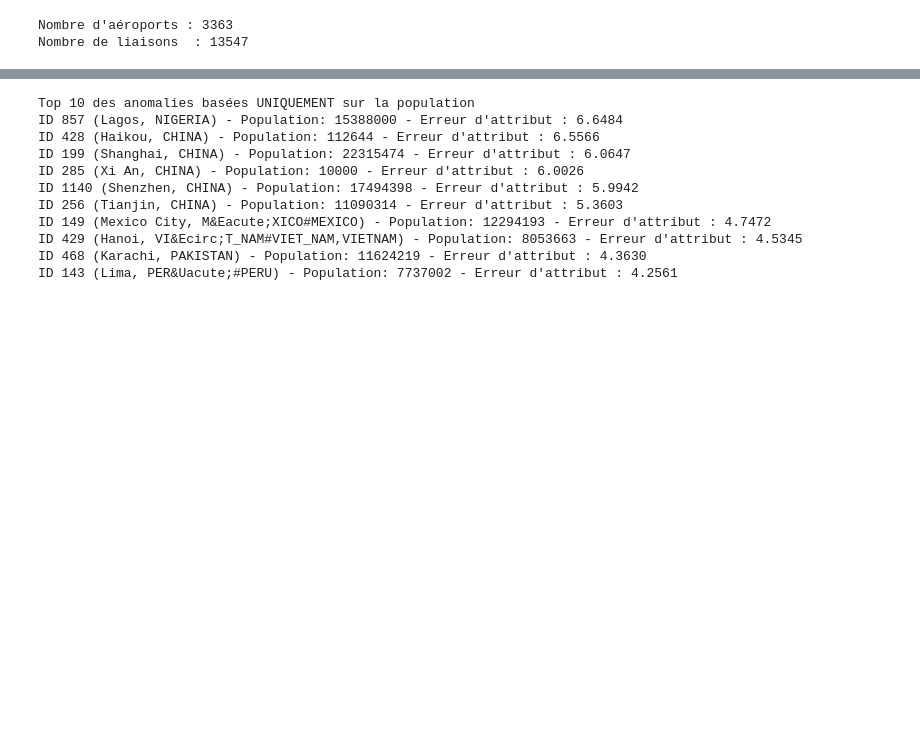
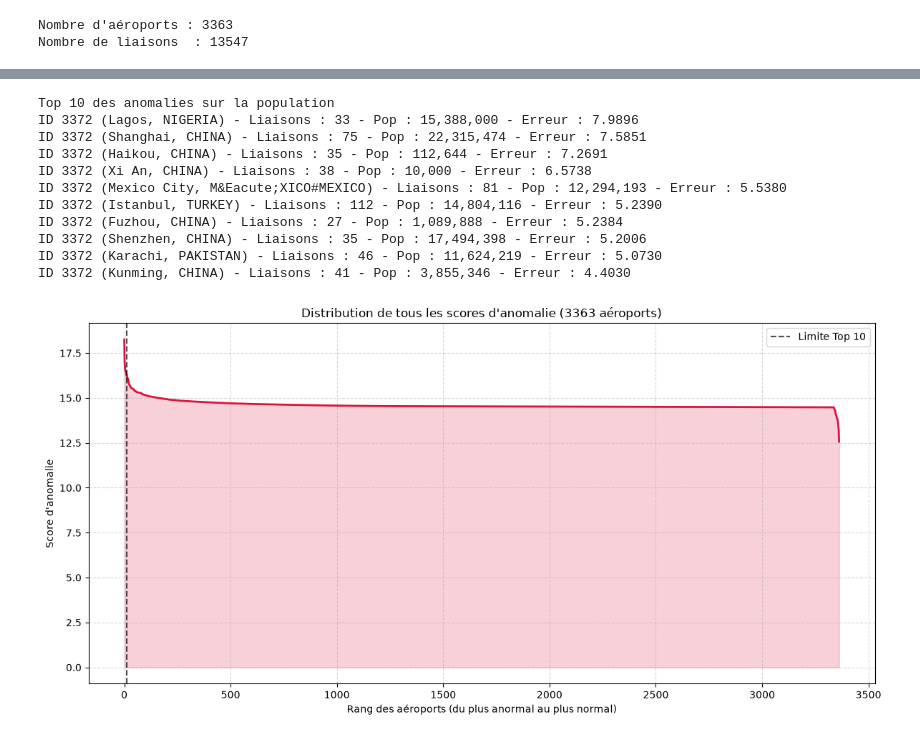
Before and after one commit to Stanleeverpool/projetGNN, a Jupyter notebook: src.ipynb, the cells around one changed output, grey strips where cells are left out. Cells and saved outputs as stored; diff of their text form; code cells hidden in the pictures; blank space fills up the shorter version.

Commit message:
Graph des anomalies

```diff
--- a/src.ipynb
+++ b/src.ipynb
@@ -153,7 +158,7 @@ optimizer = th.optim.Adam(model.parameters(), lr=0.01, weight_decay=5e-4)
 
 model.train()
 epochs = 100
-alpha = 0.9
+alpha = 0.5
 
 print("Début de l'entraînement de DOMINANT...")
 for epoch in range(epochs + 1):
@@ -233,22 +238,48 @@ print(top_airports_details[['id', 'city_name', 'country', 'population', 'lat', '
 # %%
 # Trier uniquement par l'erreur de reconstruction de la population (alors que DOMINANT prend à la fois la structure et les attributs)
 top_attr_scores, top_attr_indices = th.topk(attr_errors, k=10)
-
-print("\nTop 10 des anomalies basées UNIQUEMENT sur la population")
+print("\nTop 10 des anomalies sur la population")
 for idx, score in zip(top_attr_indices.tolist(), top_attr_scores.tolist()):
     airport_name = df.iloc[idx]['city_name']
     country = df.iloc[idx]['country']
     pop = df.iloc[idx]['population']
-    print(f"ID {idx} ({airport_name}, {country}) - Population: {pop} - Erreur d'attribut : {score:.4f}")
+
+    liaison = len(list(G.edges(idx)))
+
+    print(f"ID {node_id} ({airport_name}, {country}) - Liaisons : {liaison} - Pop : {pop:,} - Erreur : {score:.4f}")
 # %% [output]
-Top 10 des anomalies basées UNIQUEMENT sur la population
-ID 857 (Lagos, NIGERIA) - Population: 15388000 - Erreur d'attribut : 6.6484
-ID 428 (Haikou, CHINA) - Population: 112644 - Erreur d'attribut : 6.5566
-ID 199 (Shanghai, CHINA) - Population: 22315474 - Erreur d'attribut : 6.0647
-ID 285 (Xi An, CHINA) - Population: 10000 - Erreur d'attribut : 6.0026
-ID 1140 (Shenzhen, CHINA) - Population: 17494398 - Erreur d'attribut : 5.9942
-ID 256 (Tianjin, CHINA) - Population: 11090314 - Erreur d'attribut : 5.3603
-ID 149 (Mexico City, M&Eacute;XICO#MEXICO) - Population: 12294193 - Erreur d'attribut : 4.7472
-ID 429 (Hanoi, VI&Ecirc;T_NAM#VIET_NAM,VIETNAM) - Population: 8053663 - Erreur d'attribut : 4.5345
-ID 468 (Karachi, PAKISTAN) - Population: 11624219 - Erreur d'attribut : 4.3630
-ID 143 (Lima, PER&Uacute;#PERU) - Population: 7737002 - Erreur d'attribut : 4.2561
+Top 10 des anomalies sur la population
+ID 3372 (Lagos, NIGERIA) - Liaisons : 33 - Pop : 15,388,000 - Erreur : 7.9896
+ID 3372 (Shanghai, CHINA) - Liaisons : 75 - Pop : 22,315,474 - Erreur : 7.5851
+ID 3372 (Haikou, CHINA) - Liaisons : 35 - Pop : 112,644 - Erreur : 7.2691
+ID 3372 (Xi An, CHINA) - Liaisons : 38 - Pop : 10,000 - Erreur : 6.5738
+ID 3372 (Mexico City, M&Eacute;XICO#MEXICO) - Liaisons : 81 - Pop : 12,294,193 - Erreur : 5.5380
+ID 3372 (Istanbul, TURKEY) - Liaisons : 112 - Pop : 14,804,116 - Erreur : 5.2390
+ID 3372 (Fuzhou, CHINA) - Liaisons : 27 - Pop : 1,089,888 - Erreur : 5.2384
+ID 3372 (Shenzhen, CHINA) - Liaisons : 35 - Pop : 17,494,398 - Erreur : 5.2006
+ID 3372 (Karachi, PAKISTAN) - Liaisons : 46 - Pop : 11,624,219 - Erreur : 5.0730
+ID 3372 (Kunming, CHINA) - Liaisons : 41 - Pop : 3,855,346 - Erreur : 4.4030
+# %%
+# Tri de tous les scores du plus grand au plus petit
+scores_sorted, indices_sorted = th.sort(anomaly_scores, descending=True)
+
+scores_sorted_np = scores_sorted.cpu().numpy()
+
+plt.figure(figsize=(12, 6))
+
+# Courbe / profil de l'ensemble des anomalies
+plt.plot(scores_sorted_np, color="crimson", linewidth=2)
+plt.fill_between(range(len(scores_sorted_np)), scores_sorted_np, color="crimson", alpha=0.2)
+
+# Ligne indicative pour repérer les cas extrêmes (ex. Top 10)
+plt.axvline(x=top_k, color="black", linestyle="--", alpha=0.7, label=f"Limite Top {top_k}")
+
+plt.xlabel("Rang des aéroports (du plus anormal au plus normal)")
+plt.ylabel("Score d'anomalie")
+plt.title(f"Distribution de tous les scores d'anomalie ({len(scores_sorted_np)} aéroports)")
+plt.legend()
+plt.grid(True, linestyle="--", alpha=0.5)
+plt.tight_layout()
+plt.show()
+# %% [output]
+[figure, added]
```
Also changed, not shown: parts of 5 cells of this notebook.
